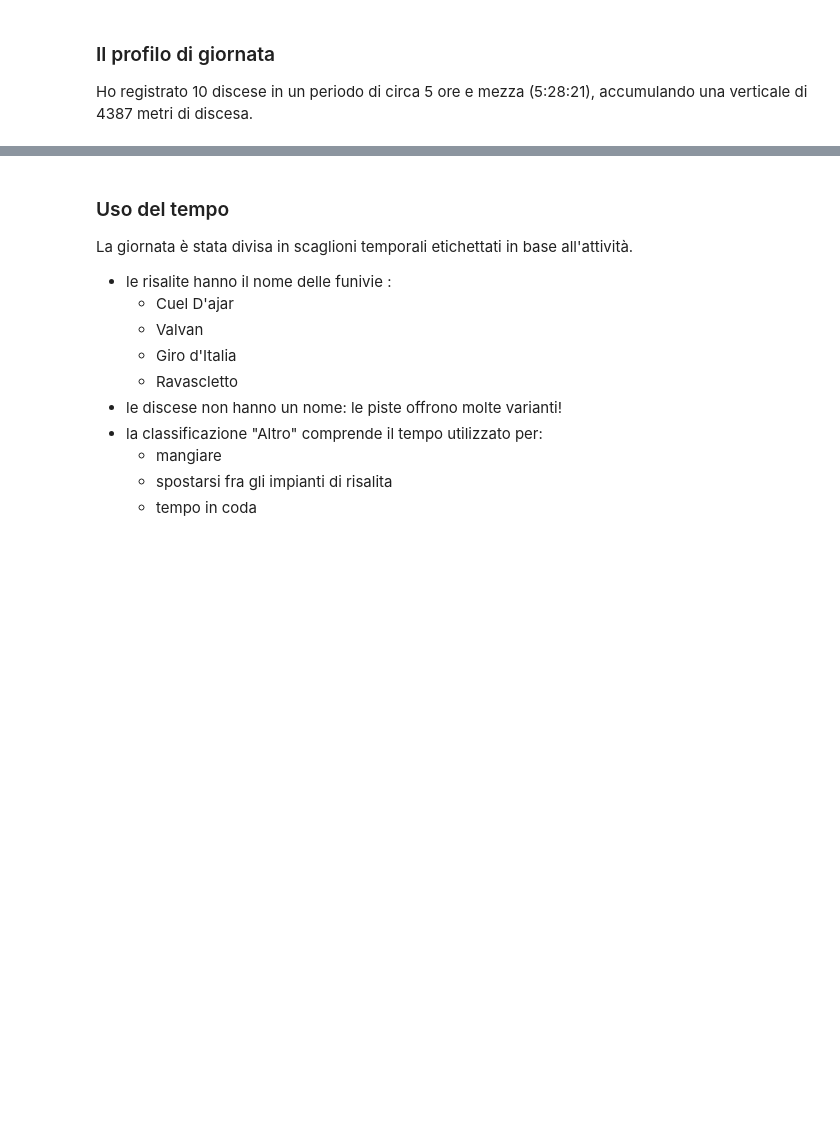
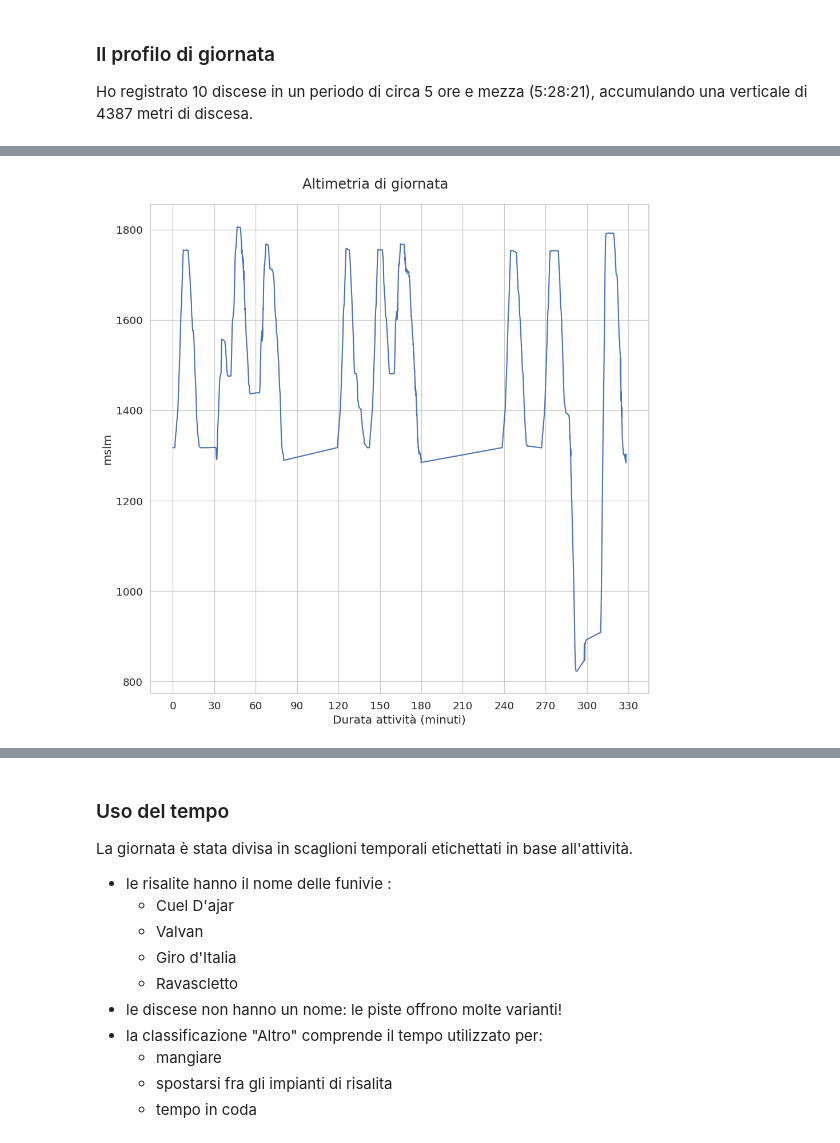
Before and after one commit to thomasmassarutto/DataSlopes, a Jupyter notebook: DataSlopes.ipynb, the cells around one changed output, grey strips where cells are left out. Drawn from its saved outputs; the diff is of its cells as text; code cells hidden in the pictures; blank space fills up the shorter version.

```diff
--- a/DataSlopes.ipynb
+++ b/DataSlopes.ipynb
@@ -503 +389,47 @@ plt.show()
+# %%
+## Altimetria della giornata
+## ________________________
+## ________________________
+## ________________________
+## ________________________
+## ________________________
+## ________________________
+## ________________________
+## ________________________
+## ________________________
+## ________________________
+## ________________________
+## ________________________
+
+
+gdf1_altitudine= gdf1[['time_from_start', 'altitudine']].copy()
+
+gdf1_altitudine['time_from_start_minuti'] = gdf1_altitudine['time_from_start'] / 60
+
+gdf1_altitudine.head()
+
+
+f, ax = plt.subplots(1, 1, figsize=(10, 10))
+
+f.suptitle("Altimetria di giornata")
+
+sns.lineplot(
+    ax=ax,
+    data=gdf1_altitudine,
+    y="altitudine",
+    x="time_from_start_minuti"
+    )
+
+ax.set_ylabel("mslm")
+ax.set_xlabel("Durata attività (minuti)")
+
+maxtime= gdf1_altitudine['time_from_start_minuti'].max()
+ticks = range(0,  int(maxtime) +5, 30)
+ax.set_xticks(ticks)
+ax.set_xticklabels(ticks)
+
+plt.tight_layout()
+plt.show()
+# %% [output]
+[figure, added]
 # %%
```
Also changed, not shown: parts of 10 cells of this notebook, 1 other file.
